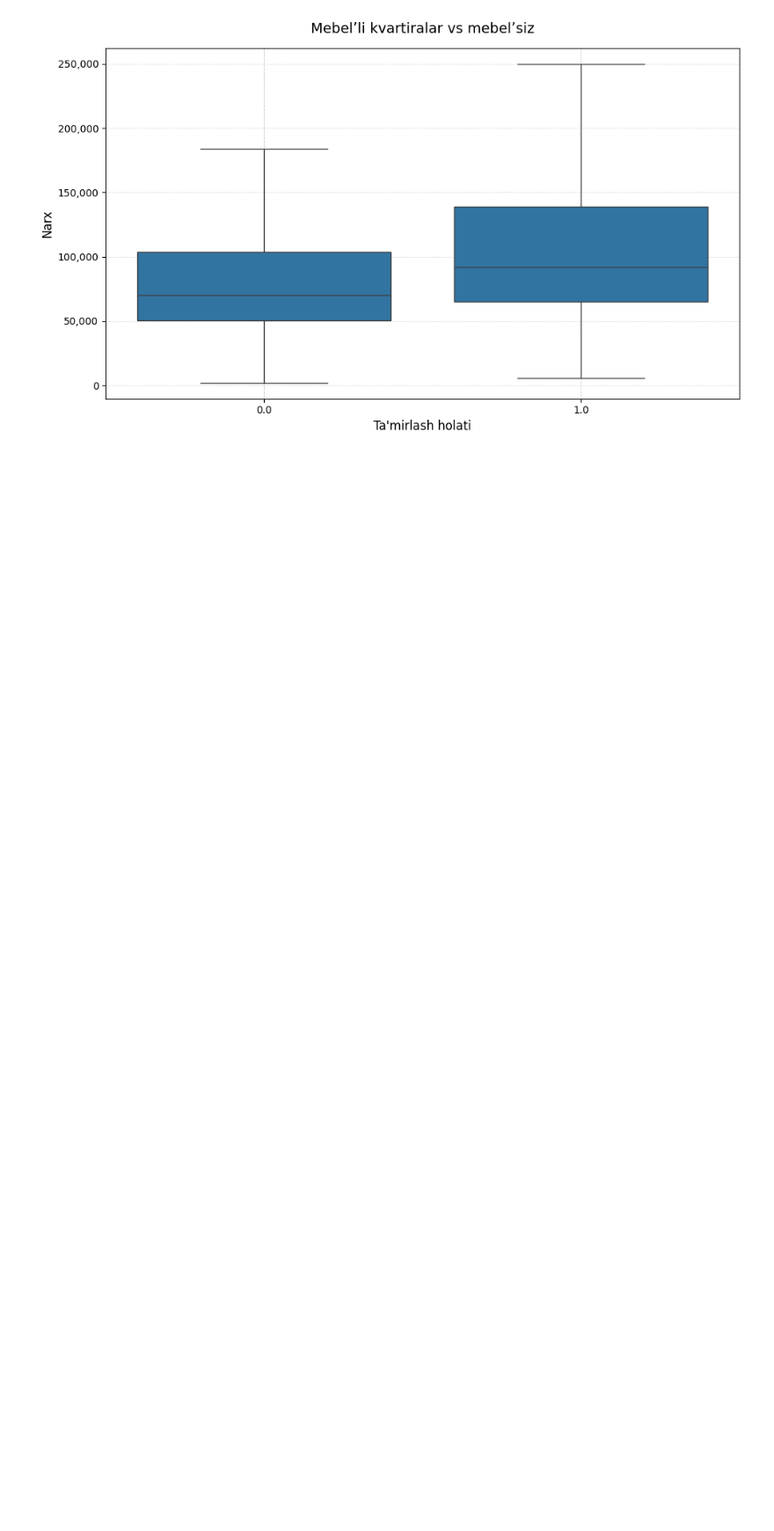
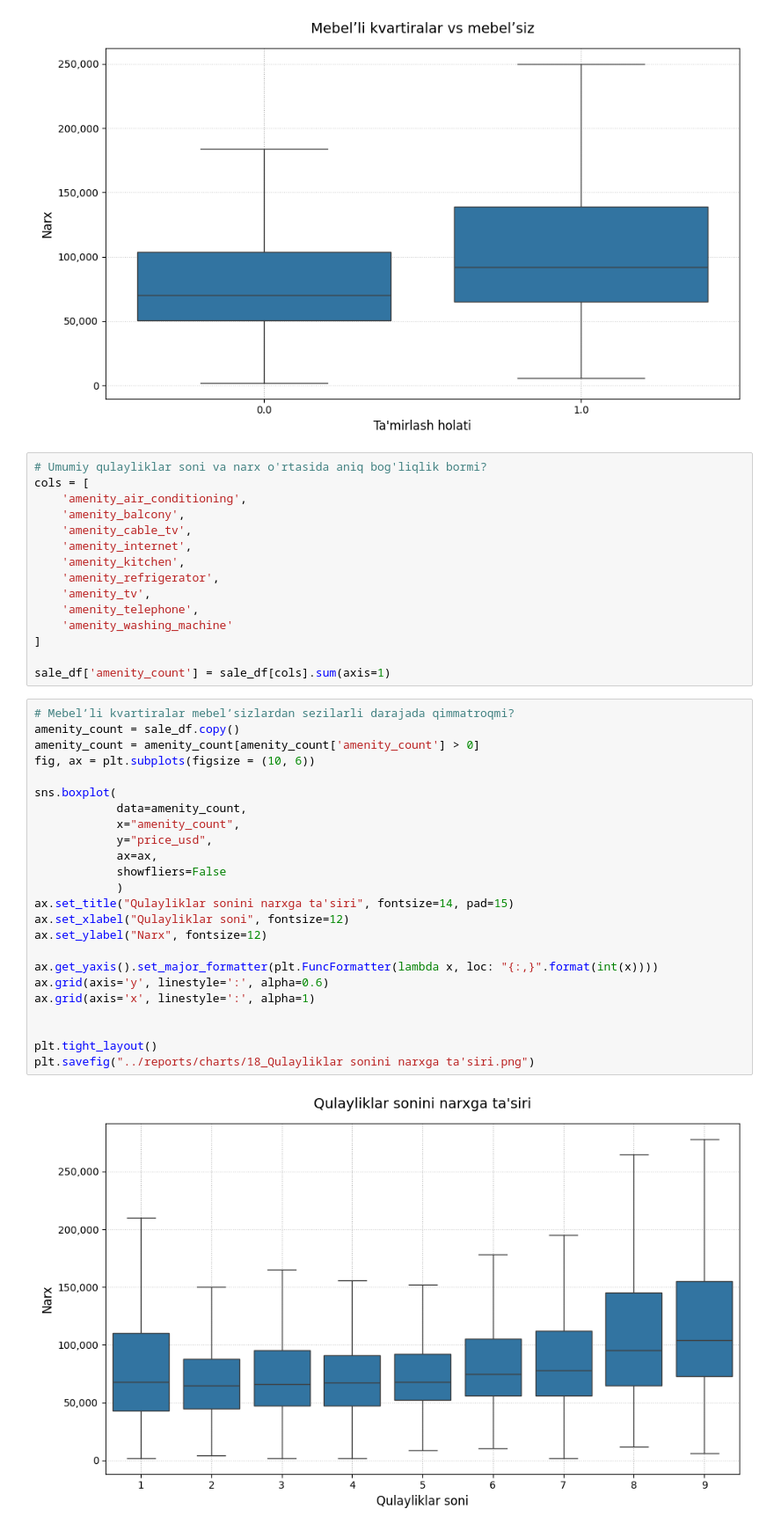
Before and after one commit to Javoh20111/Tashkent-apartment-analysis, a Jupyter notebook: notebooks/2_data_analysis.ipynb, the cells around one changed output. Shown at 88% size. Cells and saved outputs as stored; diff of their text form; blank space fills up the shorter version.

```diff
--- a/notebooks/2_data_analysis.ipynb
+++ b/notebooks/2_data_analysis.ipynb
@@ -796,3 +794,44 @@ plt.tight_layout()
 plt.savefig("../reports/charts/17_Mebelʼli kvartiralar vs mebelʼsiz.png")
 # %% [output]
 [figure]
+# %%
+# Umumiy qulayliklar soni va narx o'rtasida aniq bog'liqlik bormi?
+cols = [
+    'amenity_air_conditioning',
+    'amenity_balcony',
+    'amenity_cable_tv',
+    'amenity_internet',
+    'amenity_kitchen',
+    'amenity_refrigerator',
+    'amenity_tv',
+    'amenity_telephone',
+    'amenity_washing_machine'
+]
+
+sale_df['amenity_count'] = sale_df[cols].sum(axis=1)
+# %%
+# Mebelʼli kvartiralar mebelʼsizlardan sezilarli darajada qimmatroqmi?
+amenity_count = sale_df.copy()
+amenity_count = amenity_count[amenity_count['amenity_count'] > 0]
+fig, ax = plt.subplots(figsize = (10, 6))
+
+sns.boxplot(
+            data=amenity_count,
+            x="amenity_count",
+            y="price_usd",
+            ax=ax,
+            showfliers=False
+            )
+ax.set_title("Qulayliklar sonini narxga ta'siri", fontsize=14, pad=15)
+ax.set_xlabel("Qulayliklar soni", fontsize=12)
+ax.set_ylabel("Narx", fontsize=12)
+
+ax.get_yaxis().set_major_formatter(plt.FuncFormatter(lambda x, loc: "{:,}".format(int(x))))
+ax.grid(axis='y', linestyle=':', alpha=0.6)
+ax.grid(axis='x', linestyle=':', alpha=1)
+
+
+plt.tight_layout()
+plt.savefig("../reports/charts/18_Qulayliklar sonini narxga ta'siri.png")
+# %% [output]
+[figure, added]
```
Also changed, not shown: parts of 2 cells of this notebook, 3 other files.
